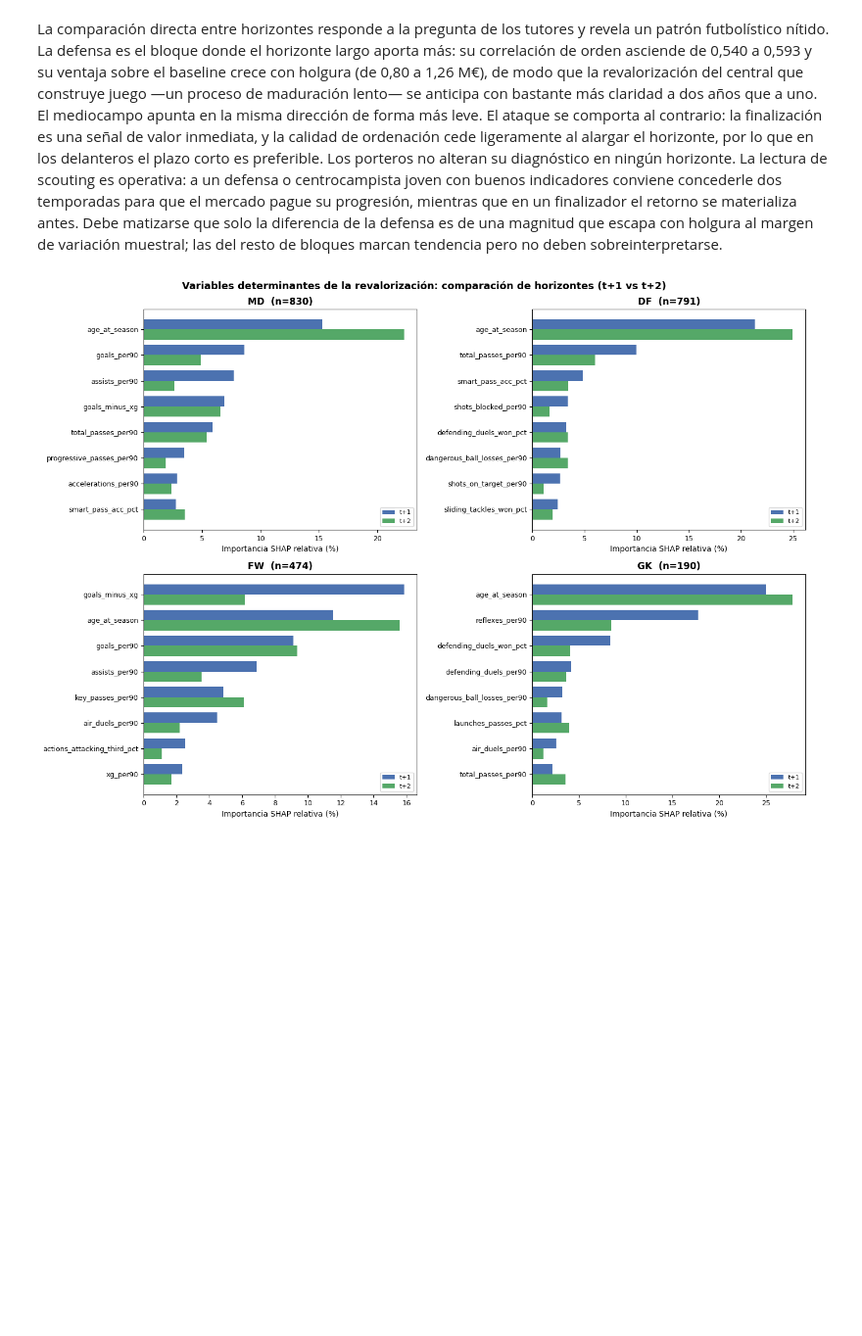
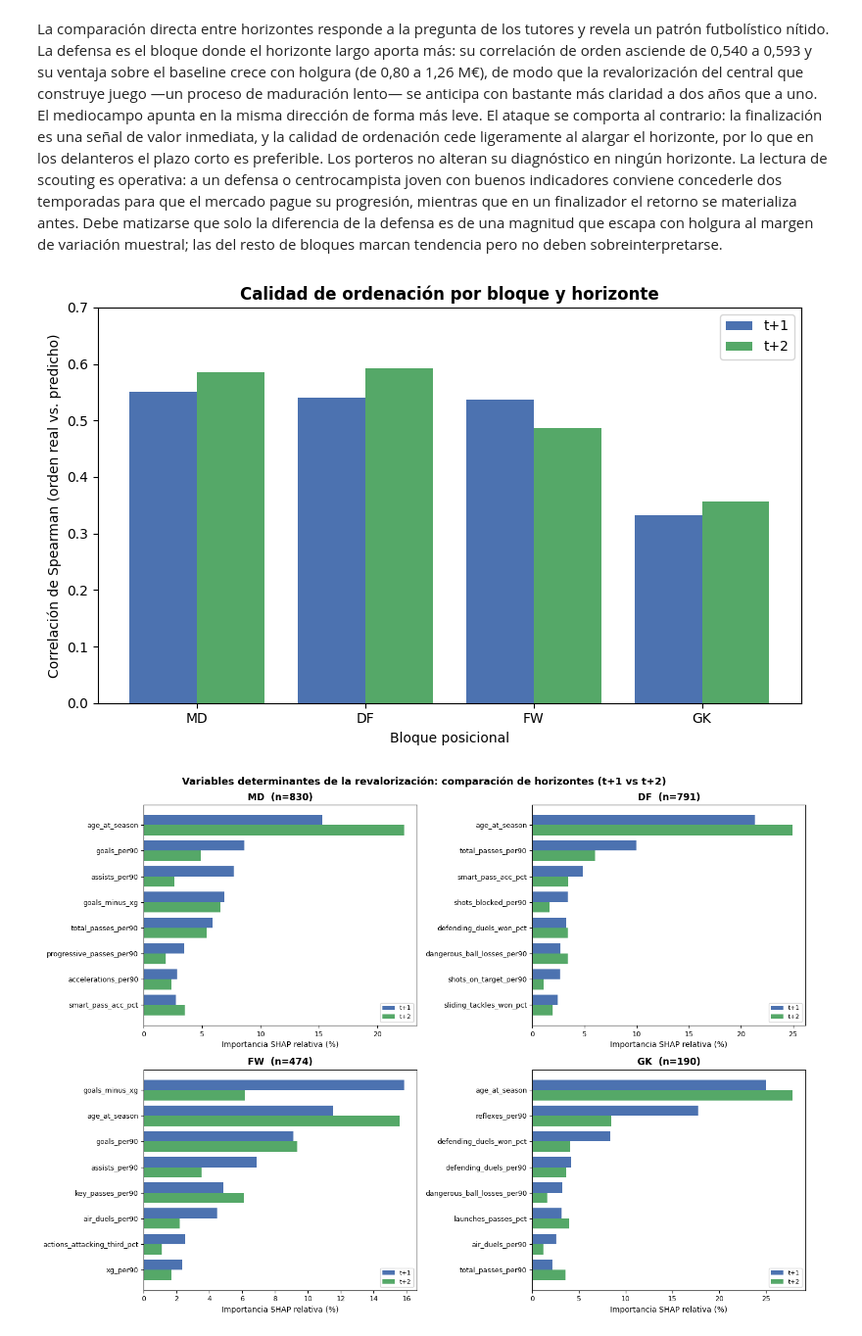
Before and after one commit to mahemar26/tfg-football-scouting, a Jupyter notebook: notebooks/06_value_prediction.ipynb, the cells around one changed output. Shown at 98% size. Drawn from its saved outputs; the diff is of its cells as text; code cells hidden in the pictures; blank space fills up the shorter version.

```diff
--- a/notebooks/06_value_prediction.ipynb
+++ b/notebooks/06_value_prediction.ipynb
@@ -479,6 +464,22 @@ progresión, mientras que en un finalizador el retorno se materializa antes. Deb
 matizarse que solo la diferencia de la defensa es de una magnitud que escapa con
 holgura al margen de variación muestral; las del resto de bloques marcan
 tendencia pero no deben sobreinterpretarse.
+# %%
+fig, ax = plt.subplots(figsize=(8, 5))
+bloques = ["MD", "DF", "FW", "GK"]
+x = np.arange(len(bloques))
+ax.bar(x - 0.2, comp.loc[bloques, "Spearman_t1"], width=0.4, color="#4C72B0", label="t+1")
+ax.bar(x + 0.2, comp.loc[bloques, "Spearman_t2"], width=0.4, color="#55A868", label="t+2")
+ax.set_xticks(x); ax.set_xticklabels(bloques)
+ax.set_xlabel("Bloque posicional")
+ax.set_ylabel("Correlación de Spearman (orden real vs. predicho)")
+ax.set_title("Calidad de ordenación por bloque y horizonte", fontweight="bold")
+ax.set_ylim(0, 0.7); ax.legend()
+fig.tight_layout()
+fig.savefig(FIGS / "fig_rent_spearman_horizontes.png", dpi=200, bbox_inches="tight", facecolor=fig.get_facecolor())
+plt.show()
+# %% [output]
+[figure, added]
 # %%
 # SHAP comparado por horizonte: barras agrupadas t+1 vs t+2 dentro de cada bloque
 imp_t2 = pd.DataFrame({b: shap_importance(df, b, "delta_t2", features)
```
Also changed, not shown: parts of 11 cells of this notebook, 3 other files.
